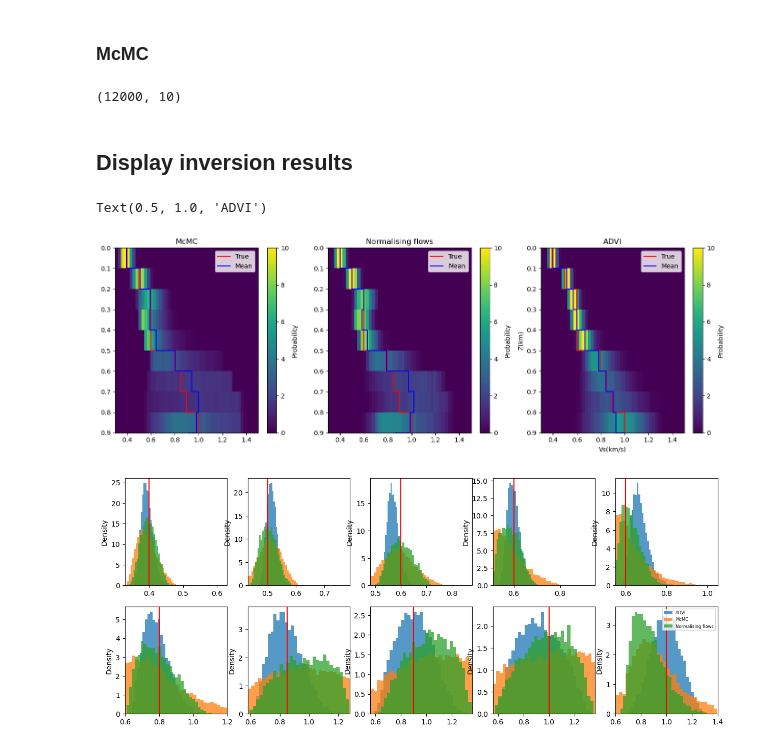
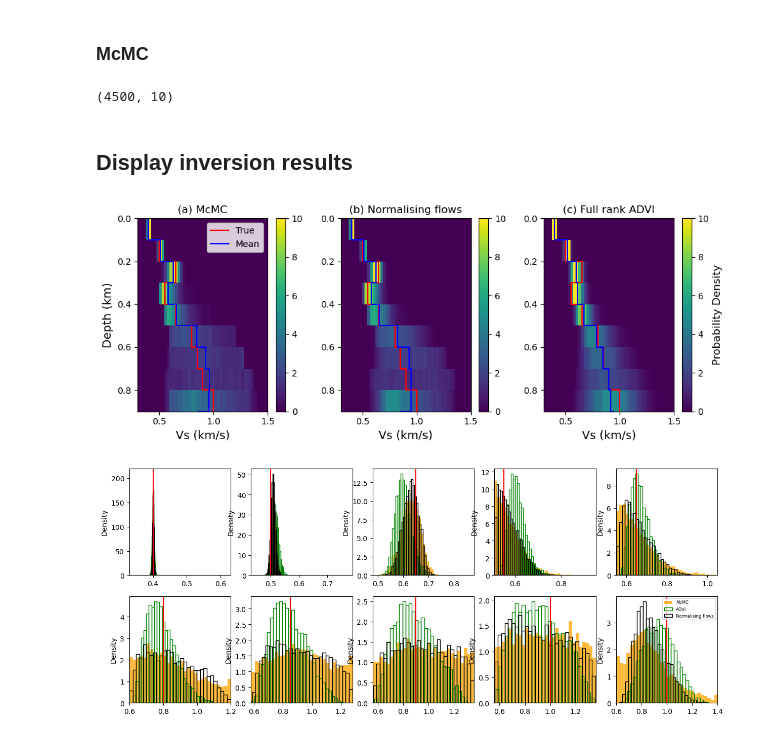
Before and after one commit to XuebinZhaoZXB/GeoPVI, a Jupyter notebook: examples/tutorials/11_1D_dispersion_inversion.ipynb, the cells around one changed output. Cells and saved outputs as stored; diff of their text form; code cells hidden in the pictures.

Commit message:
add tomo uk example

```diff
--- a/examples/tutorials/11_1D_dispersion_inversion.ipynb
+++ b/examples/tutorials/11_1D_dispersion_inversion.ipynb
@@ -28,7 +28,7 @@ from pysurf96 import surf96
 thk = np.full((10),fill_value=0.1)
 thk[-1] = 0; # set the thickness of last layer to be 0 to represent half space
 vs = np.zeros_like(thk)
-vs = np.array([0.4,0.5,0.6,0.6,0.6,0.8,0.85,0.9,1.0,1.0])
+vs = np.array([0.4,0.5,0.65,0.55,0.65,0.8,0.85,0.9,1.0,1.0])
 
 # vp and density are calculate from shear velocity using experience relationships
 vp = 1.16*vs + 1.36
@@ -276,9 +287,9 @@ def real_2_const(input, lower, upper):
     output = lower + (upper - lower) / (1 + np.exp(-input))
     return output, log_det
 # %%
-mcmc_path = '/exports/csce/datastore/geos/users/xzhao34/study/05_dispersion_inversion/Zhao_tomo_mcmc/output/'
+mcmc_path = '/exports/csce/datastore/geos/users/xzhao34/study/05_dispersion_inversion/syn_test/output/'
 # %%
-tmp = np.loadtxt(mcmc_path + 'mcmc_from_log_sample_500000draws_6chains.txt')
+tmp = np.loadtxt(mcmc_path + 'mcmc_from_log_sample_300000draws_3chains.txt')
 tmp, _ = real_2_const(tmp, lower, upper)
 # %%
 data_mcmc = np.loadtxt(mcmc_path + 'mcmc_from_log_data_500000draws_1chains.txt')
@@ -287,10 +300,10 @@ misfit = ((data_mcmc - d_obs) ** 2).sum(axis = 1)
 # %%
-samples_mcmc = tmp.reshape(6, -1, thk.size)[:,300000::100].reshape(-1, thk.size)
+samples_mcmc = tmp.reshape(3, -1, thk.size)[:,150000::100].reshape(-1, thk.size)
 mean_mcmc = samples_mcmc.mean(axis = 0)
 # %%
 samples_mcmc.shape
 # %% [output]
-(12000, 10)
+(4500, 10)
 # %% [markdown]
 ## Display inversion results
 # %%
@@ -307,5 +320,5 @@ for i in range(data_syn.shape[0]):
 # %%
-fig, ax = plt.subplots(ncols=3,nrows=1,figsize=(14,5))
+fig, ax = plt.subplots(ncols=3, nrows=1, figsize=(10,4))
 
 zd = np.cumsum(thk)-0.1; zd[-1]=0.9
 z=zd
@@ -319,71 +332,76 @@ ax[0].step(mean_mcmc,z,'b-',label='Mean')
 ax[0].legend()
 ax[0].invert_yaxis()
 ax[0].set_xlim(0.3,1.5)
-plt.xlabel('Vs(km/s)')
-plt.ylabel('Z(km)')
+ax[0].set_xlabel('Vs (km/s)', fontsize = 13)
+ax[0].set_ylabel('Depth (km)', fontsize = 13)
+ax[0].set_yticks(np.arange(0,1,0.2))
 # cax = divider.append_axes("right",size="3%",pad=0.1)
 cb = plt.colorbar(im[3], ax = ax[0])
-cb.set_label('Probability')
+# cb.set_label('Probability')
 plt.tight_layout()
-ax[0].set_title('McMC')
+ax[0].set_title('(a) McMC')
 
 zd = np.cumsum(thk)-0.1; zd[-1]=0.9
 z=zd
 zd = np.tile(zd,samples_nf.shape[0])
 xd = samples_nf.flatten()
 x_edges = np.linspace(0.3,1.5,50)
 y_edges = z
 im =ax[1].hist2d(xd,zd,bins=[x_edges,y_edges],density=True,vmin=0,vmax=10)
 ax[1].step(vs,z,'r-',label='True')
 ax[1].step(mean_nf,z,'b-',label='Mean')
-ax[1].legend()
 ax[1].invert_yaxis()
 ax[1].set_xlim(0.3,1.5)
-plt.xlabel('Vs(km/s)')
-plt.ylabel('Z(km)')
+ax[1].set_xlabel('Vs (km/s)', fontsize = 13)
+# ax[1].set_ylabel('Depth (km)')
+ax[1].set_yticks(np.arange(0,1,0.2))
 # cax = divider.append_axes("right",size="3%",pad=0.1)
 cb = plt.colorbar(im[3], ax = ax[1])
-cb.set_label('Probability')
+# cb.set_label('Probability')
 plt.tight_layout()
-ax[1].set_title('Normalising flows')
+ax[1].set_title('(b) Normalising flows')
 
 zd = np.cumsum(thk)-0.1; zd[-1]=0.9
 z=zd
 zd = np.tile(zd,samples_advi.shape[0])
 xd = samples_advi.flatten()
 x_edges = np.linspace(0.3,1.5,50)
 y_edges = z
-im =ax[2].hist2d(xd,zd,bins=[x_edges,y_edges],density=True,vmin=0,vmax=10)
+im =ax[2].hist2d(xd,zd,bins=[x_edges,y_edges],density=True,clim = (0, 10))
 ax[2].step(vs,z,'r-',label='True')
 ax[2].step(mean_advi,z,'b-',label='Mean')
-ax[2].legend()
 ax[2].invert_yaxis()
 ax[2].set_xlim(0.3,1.5)
-plt.xlabel('Vs(km/s)')
-plt.ylabel('Z(km)')
+ax[2].set_xlabel('Vs (km/s)', fontsize = 13)
+# ax[2].set_ylabel('Depth (km)')
+ax[2].set_yticks(np.arange(0,1,0.2))
 # cax = divider.append_axes("right",size="3%",pad=0.1)
 cb = plt.colorbar(im[3], ax = ax[2])
-cb.set_label('Probability')
+cb.set_label('Probability Density', fontsize = 12)
 plt.tight_layout()
-ax[2].set_title('ADVI')
+ax[2].set_title('(c) Full rank ADVI')
+
+fig.subplots_adjust(wspace=0.25, hspace=0.2)
+
+# plt.savefig('/home/xzhao34/study/05_dispersion_inversion/syn_test/Figs/posterior_marginal.png',dpi = 300, bbox_inches='tight')
+plt.show()
 # %% [output]
-Text(0.5, 1.0, 'ADVI')
-[figure, old version]
+[figure, new version]
 # %%
 plt.figure(figsize = (15, 6))
 
 for i in range(10):
     plt.subplot(2,5,i+1)
-    sns.histplot(samples_advi[:,i], bins = 30, stat="density", linewidth=0, fill=True, label = 'ADVI')
-    sns.histplot(samples_mcmc[:,i], bins = 30, stat="density", linewidth=0, fill=True, label = 'McMC')
-    sns.histplot(samples_nf[:,i], bins = 30, stat="density", linewidth=0, fill=True, label = 'Normalising flows')
+    sns.histplot(samples_mcmc[:,i], bins = 30, stat="density", linewidth=0, fill=True, color = 'orange', label = 'McMC')
+    sns.histplot(samples_advi[:,i], bins = 30, stat="density", linewidth=1, fill=False, color = 'green', label = 'ADVI')
+    sns.histplot(samples_nf[:,i], bins = 30, stat="density", linewidth=1, fill=False, color = 'black', label = 'Normalising flows')
 
     plt.xlim(lower[i], upper[i])
     plt.axvline(x = vs[i], color = 'red')
     if i == 9:
         plt.legend(fontsize = 6)
 # %% [output]
-[figure, old version]
+[figure, new version]
 # %%
 cor_nf = np.corrcoef(samples_nf, rowvar=False)
 cor_mcmc = np.corrcoef(samples_mcmc, rowvar=False)
```
Also changed, not shown: parts of 18 cells of this notebook, 7 other files.
